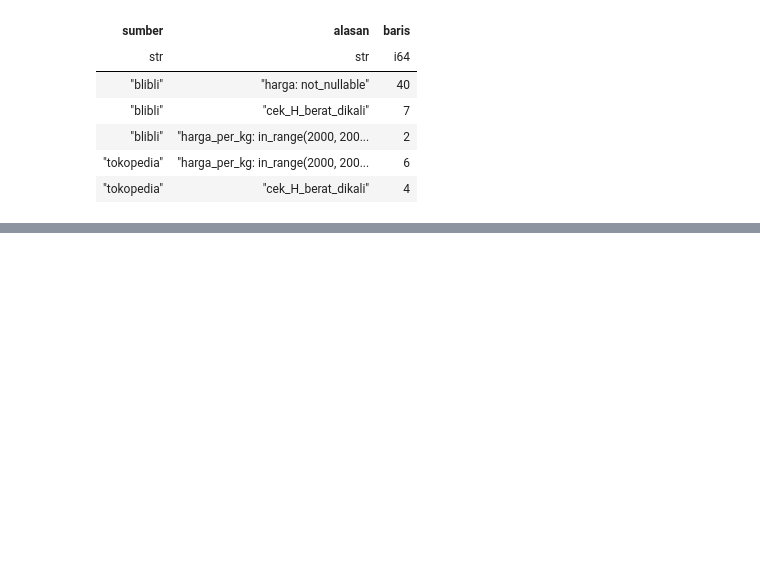
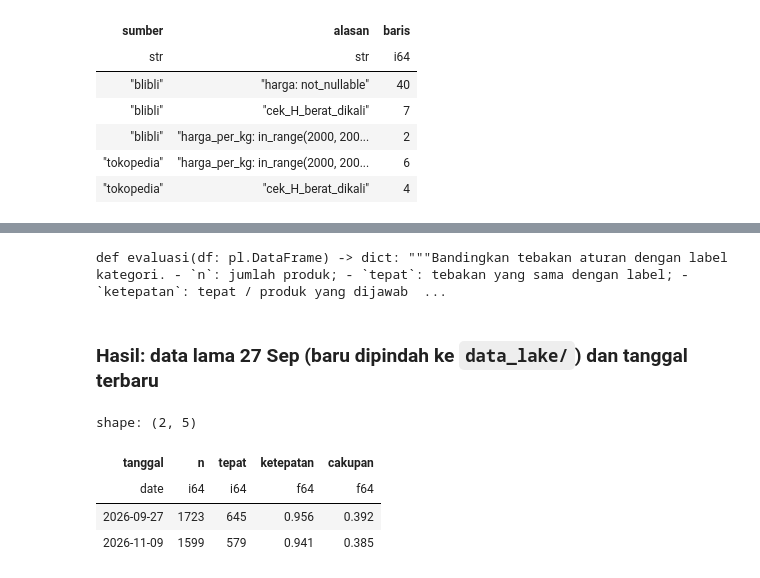
Before and after one commit to Daffwa/kebun_ibu, a Jupyter notebook: data-science/transform/transform.ipynb, the cells around one changed output, grey strips where cells are left out. Drawn from its saved outputs; the diff is of its cells as text; code cells hidden in the pictures; blank space fills up the shorter version.

```diff
--- a/data-science/transform/transform.ipynb
+++ b/data-science/transform/transform.ipynb
@@ -1383,0 +1396,29 @@ shape: (5, 3)
+# %%
+import evaluasi_asal
+
+importlib.reload(evaluasi_asal)
+tampilkan_kode(evaluasi_asal.evaluasi)
+# %% [output]
+def evaluasi(df: pl.DataFrame) -> dict: """Bandingkan tebakan aturan dengan label kategori. - `n`: jumlah produk; - `tepat`: tebakan yang sama dengan label; - `ketepatan`: tepat / produk yang dijawab  ...
+# %% [markdown]
+### Hasil: data lama 27 Sep (baru dipindah ke `data_lake/`) dan tanggal terbaru
+# %%
+from transform import blibli
+
+importlib.reload(blibli)
+hasil_asal = {}
+for t in (date(2026, 9, 27), terbaru):
+    df_b = blibli.ubah(lake / "raw" / "blibli" / f"date={t:%Y-%m-%d}", t)
+    hasil_asal[t] = evaluasi_asal.evaluasi(df_b)
+
+pl.DataFrame([
+    {"tanggal": t, "n": h["n"], "tepat": h["tepat"],
+     "ketepatan": round(h["ketepatan"], 3), "cakupan": round(h["cakupan"], 3)}
+    for t, h in hasil_asal.items()
+])
+# %% [output]
+shape: (2, 5)
+| tanggal | n | tepat | ketepatan | cakupan |
+| date | i64 | i64 | f64 | f64 |
+| 2026-09-27 | 1723 | 645 | 0.956 | 0.392 |
+| 2026-11-09 | 1599 | 579 | 0.941 | 0.385 |
```
Also changed, not shown: parts of 19 cells of this notebook, 11 other files.
